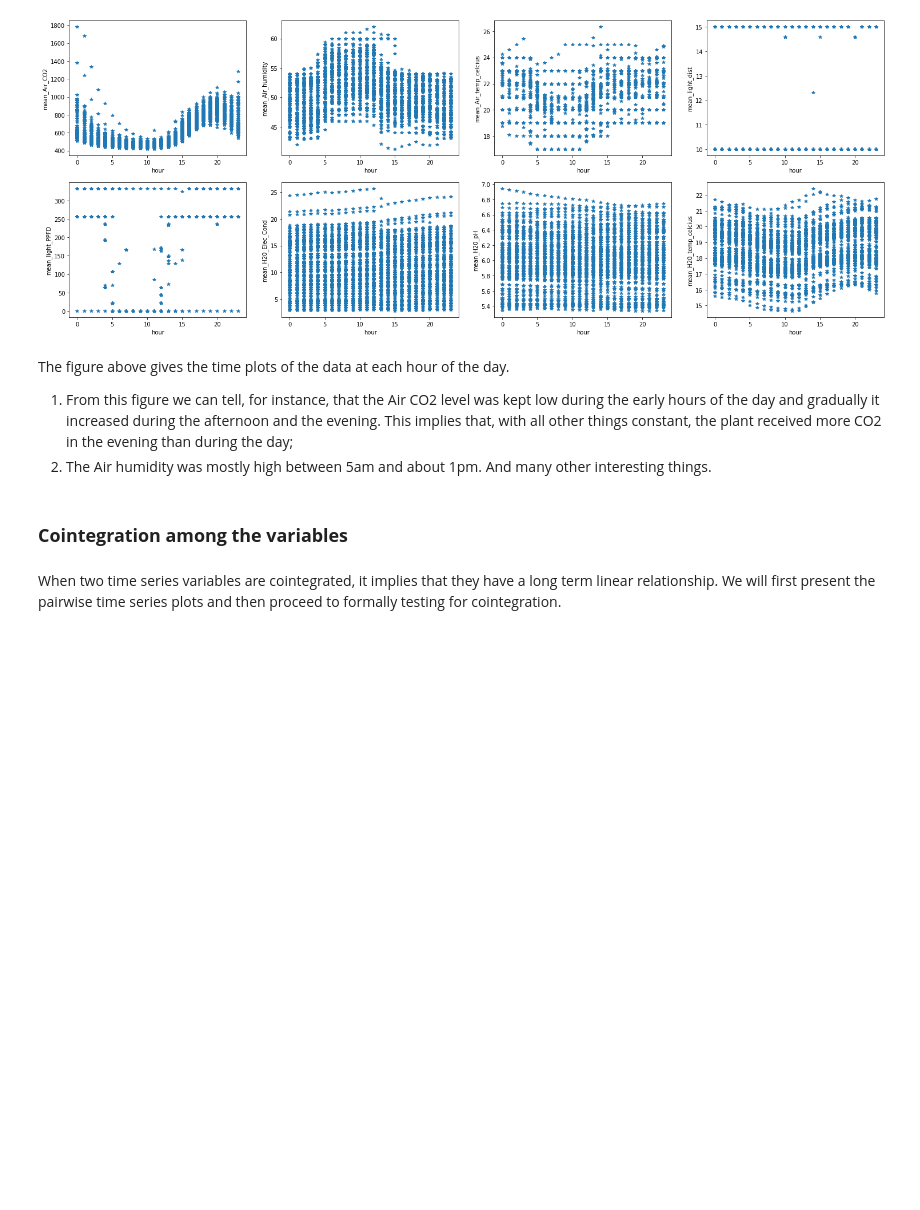
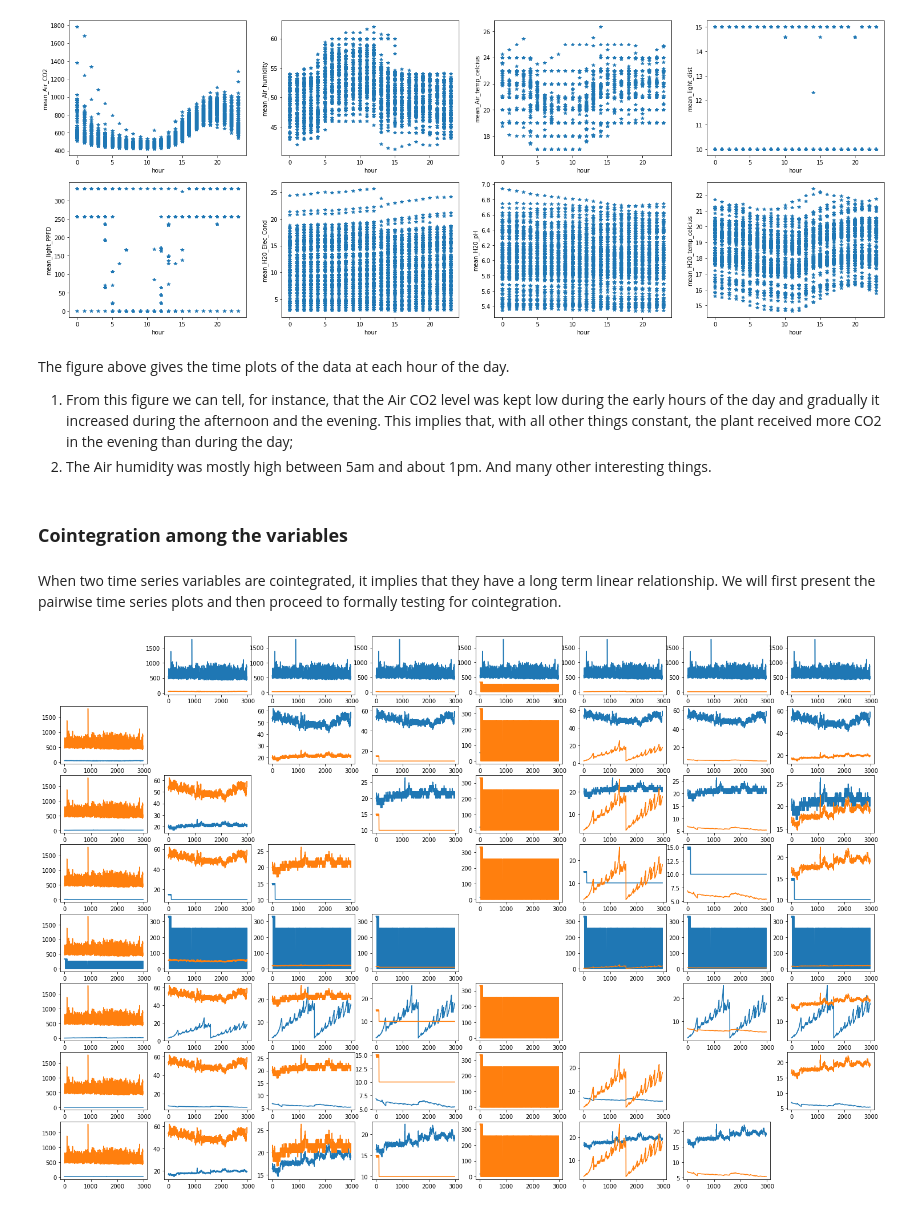
Before and after one commit to Skhosana/MIT-PFC-data, a Jupyter notebook: PCF_Exploratory+Analysis.ipynb, the cells around one changed output. Saved outputs shown, nothing was run; the diff lists cells and outputs as text; code cells hidden in the pictures; blank space fills up the shorter version.

```diff
--- a/PCF_Exploratory+Analysis.ipynb
+++ b/PCF_Exploratory+Analysis.ipynb
@@ -252,3 +252,16 @@ The figure above gives the time plots of the data at each hour of the day.
 ### **Cointegration among the variables**
 # %% [markdown]
 When two time series variables are cointegrated, it implies that they have a long term linear relationship. We will first present the pairwise time series plots and then proceed to formally testing for cointegration.
+# %%
+vars=data_mean.drop(["month","day","hour"],axis=1).columns
+time=np.arange(len(data_mean))
+cn=0
+for i in range(8):
+    for j in range(8):
+        cn=cn+1
+        if i!=j:
+           plt.subplot(8,8,cn)
+           plt.plot(time,data_mean[vars[[i]]],time,data_mean[vars[[j]]])
+plt.subplots_adjust(top=3.5,bottom=0.2,left=0.2,right=3.5)
+# %% [output]
+[figure, added]
```
